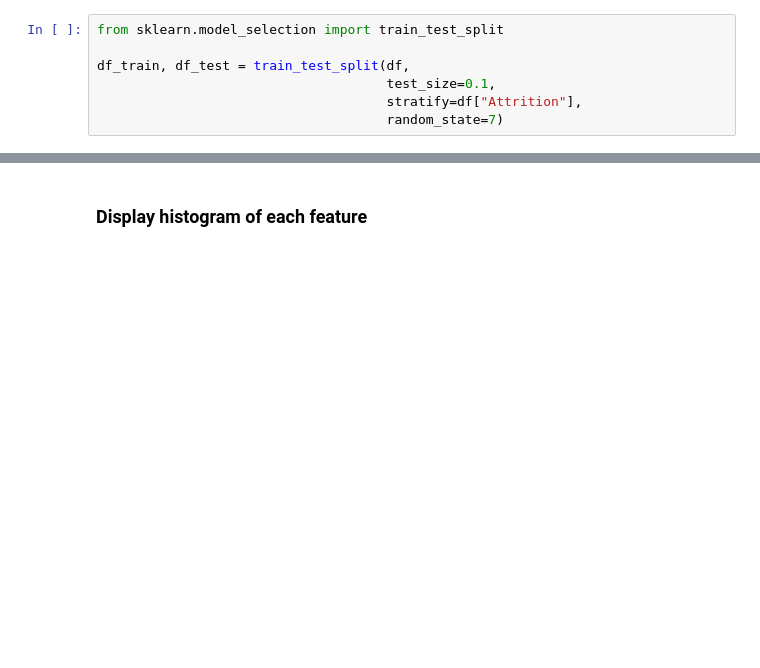
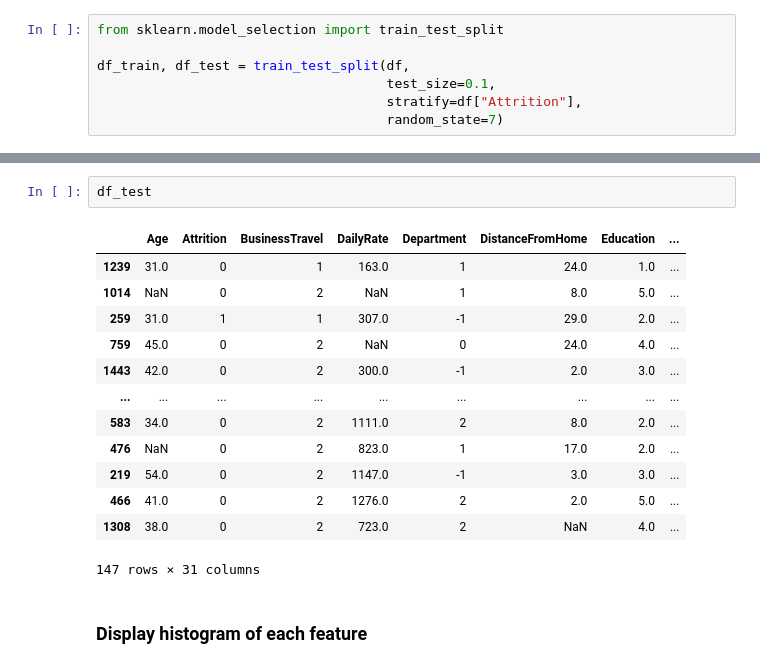
Before and after one commit to pupipatsk/Pattern-Recognition, a Jupyter notebook: HW/HW02/HW2_EmployeeAttritionPrediction.ipynb, the cells around one changed output, grey strips where cells are left out. Saved outputs shown, nothing was run; the diff lists cells and outputs as text; blank space fills up the shorter version.

```diff
--- a/HW/HW02/HW2_EmployeeAttritionPrediction.ipynb
+++ b/HW/HW02/HW2_EmployeeAttritionPrediction.ipynb
@@ -63,3 +95,19 @@ df_train, df_test = train_test_split(df,
+# %%
+df_test
+# %% [output]
+|  | Age | Attrition | BusinessTravel | DailyRate | Department | DistanceFromHome | Education | ... |
+| 1239 | 31.0 | 0 | 1 | 163.0 | 1 | 24.0 | 1.0 | ... |
+| 1014 | NaN | 0 | 2 | NaN | 1 | 8.0 | 5.0 | ... |
+| 259 | 31.0 | 1 | 1 | 307.0 | -1 | 29.0 | 2.0 | ... |
+| 759 | 45.0 | 0 | 2 | NaN | 0 | 24.0 | 4.0 | ... |
+| 1443 | 42.0 | 0 | 2 | 300.0 | -1 | 2.0 | 3.0 | ... |
+| ... | ... | ... | ... | ... | ... | ... | ... | ... |
+| 583 | 34.0 | 0 | 2 | 1111.0 | 2 | 8.0 | 2.0 | ... |
+| 476 | NaN | 0 | 2 | 823.0 | 1 | 17.0 | 2.0 | ... |
+| 219 | 54.0 | 0 | 2 | 1147.0 | -1 | 3.0 | 3.0 | ... |
+| 466 | 41.0 | 0 | 2 | 1276.0 | 2 | 2.0 | 5.0 | ... |
+| 1308 | 38.0 | 0 | 2 | 723.0 | 2 | NaN | 4.0 | ... |
+147 rows × 31 columns
 # %% [markdown]
 ### Display histogram of each feature
 # %%
```
Also changed, not shown: parts of 20 cells of this notebook, 1 other file.
